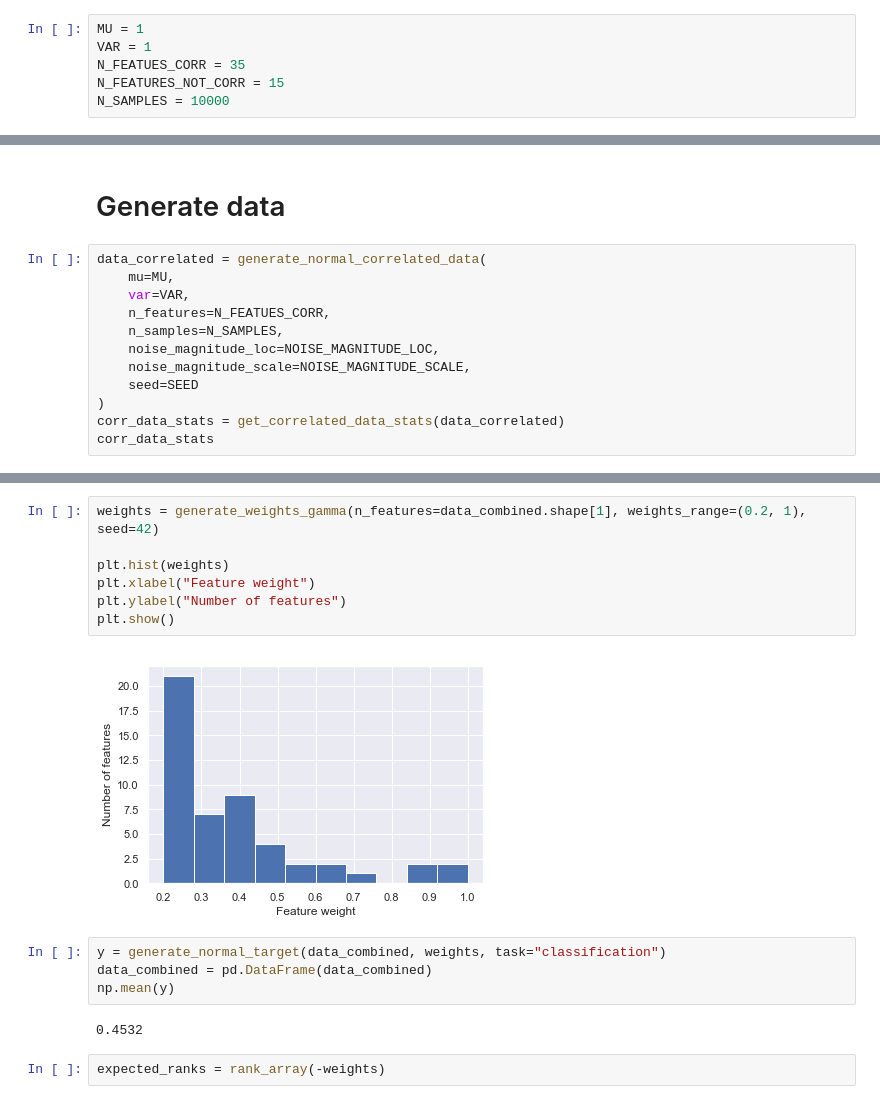
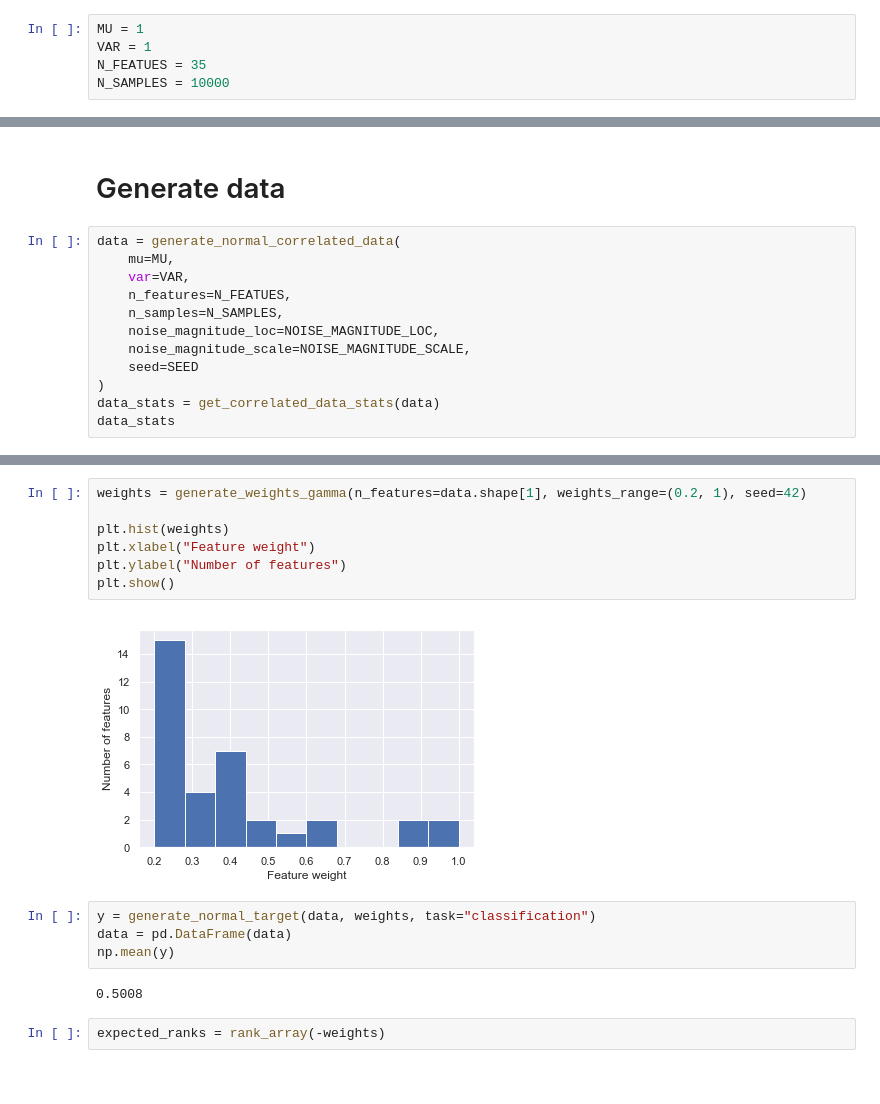
Before and after one commit to DenisVorotyntsev/StopPermutingFeatures, a Jupyter notebook: notebooks/0-experiment-illustration.ipynb, the cells around one changed output, grey strips where cells are left out. Saved outputs shown, nothing was run; the diff lists cells and outputs as text.

Commit message:
Remove non-correlated data gen

```diff
--- a/notebooks/0-experiment-illustration.ipynb
+++ b/notebooks/0-experiment-illustration.ipynb
@@ -32,8 +33,7 @@ from stop_permuting_features.src.utils import rank_array
 # %%
 MU = 1
 VAR = 1
-N_FEATUES_CORR = 35
-N_FEATURES_NOT_CORR = 15
+N_FEATUES = 35
 N_SAMPLES = 10000
 # %%
 NOISE_MAGNITUDE_LOC = 3
@@ -42,15 +42,15 @@ SEED = 2020
 # %% [markdown]
 # Generate data
 # %%
-data_correlated = generate_normal_correlated_data(
+data = generate_normal_correlated_data(
     mu=MU,
     var=VAR,
-    n_features=N_FEATUES_CORR,
+    n_features=N_FEATUES,
     n_samples=N_SAMPLES,
     noise_magnitude_loc=NOISE_MAGNITUDE_LOC,
     noise_magnitude_scale=NOISE_MAGNITUDE_SCALE,
     seed=SEED
 )
-corr_data_stats = get_correlated_data_stats(data_correlated)
-corr_data_stats
+data_stats = get_correlated_data_stats(data)
+data_stats
 # %% [output]
@@ -97,18 +88,18 @@ pd.DataFrame(data_combined).corr()
 # %%
-weights = generate_weights_gamma(n_features=data_combined.shape[1], weights_range=(0.2, 1), seed=42)
+weights = generate_weights_gamma(n_features=data.shape[1], weights_range=(0.2, 1), seed=42)
 
 plt.hist(weights)
 plt.xlabel("Feature weight")
 plt.ylabel("Number of features")
 plt.show()
 # %% [output]
-[figure, old version]
+[figure, new version]
 # %%
-y = generate_normal_target(data_combined, weights, task="classification")
-data_combined = pd.DataFrame(data_combined)
+y = generate_normal_target(data, weights, task="classification")
+data = pd.DataFrame(data)
 np.mean(y)
 # %% [output]
-0.4532
+0.5008
 # %%
 expected_ranks = rank_array(-weights)
 # %% [markdown]
```
Also changed, not shown: parts of 9 cells of this notebook, 4 other files.
